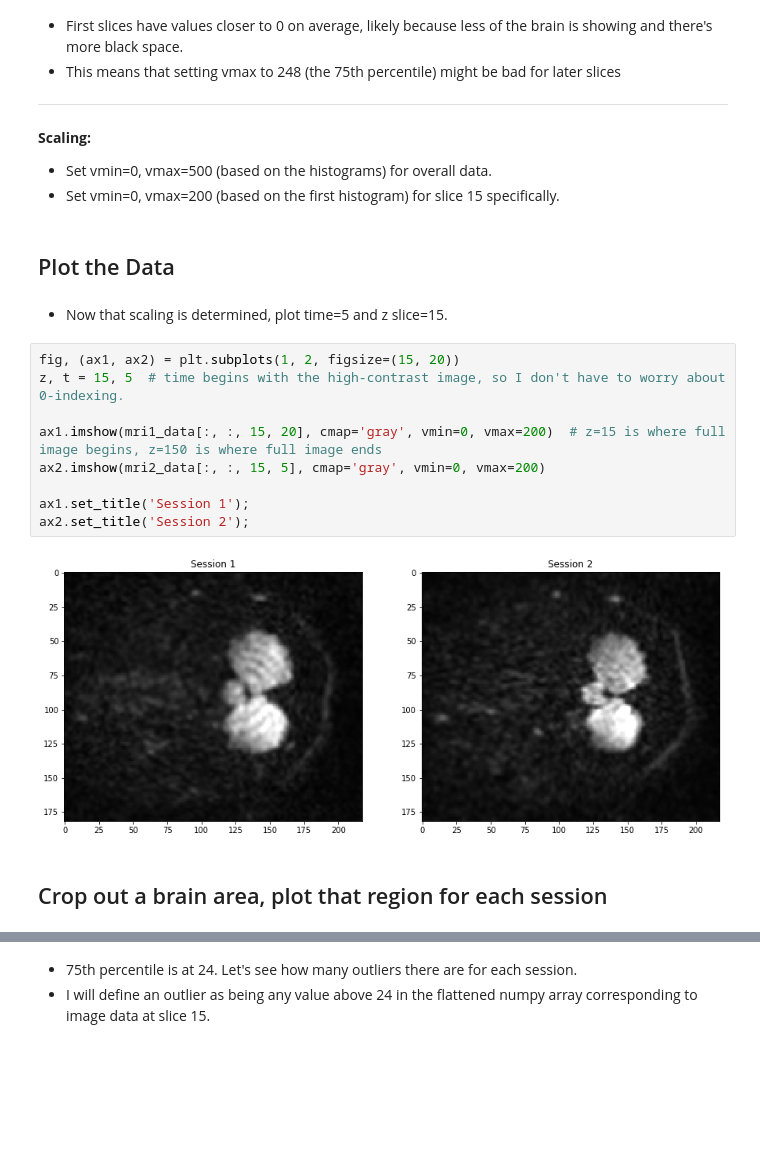
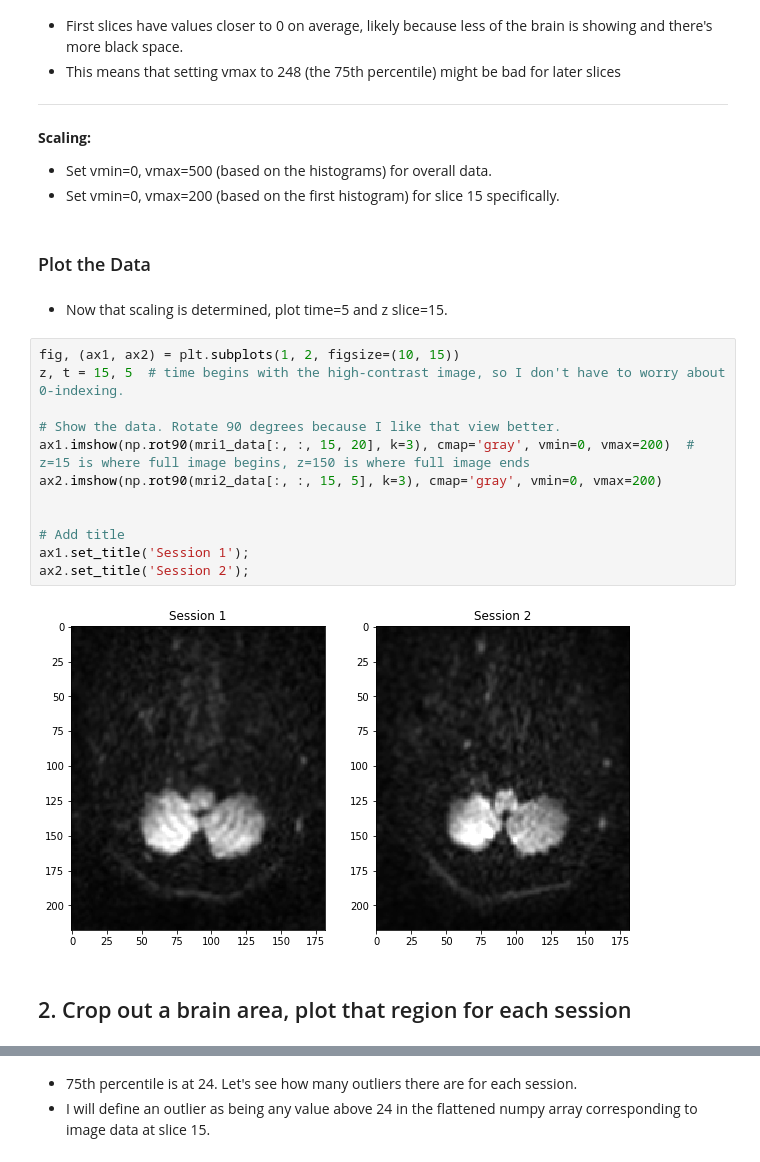
Before and after one commit to loftusa/mri-code-challenge, a Jupyter notebook: Main-analysis.ipynb, the cells around one changed output, grey strips where cells are left out. Cells and saved outputs as stored; diff of their text form; blank space fills up the shorter version.

```diff
--- a/Main-analysis.ipynb
+++ b/Main-analysis.ipynb
@@ -150,19 +157,22 @@ plt.suptitle('9 histograms. Starts at slice 15, moves forward by 15 slices each
 - Set vmin=0, vmax=500 (based on the histograms) for overall data.
 - Set vmin=0, vmax=200 (based on the first histogram) for slice 15 specifically.
 # %% [markdown]
-## Plot the Data
+### Plot the Data
 # %% [markdown]
 - Now that scaling is determined, plot time=5 and z slice=15.
 # %%
-fig, (ax1, ax2) = plt.subplots(1, 2, figsize=(15, 20))
+fig, (ax1, ax2) = plt.subplots(1, 2, figsize=(10, 15))
 z, t = 15, 5  # time begins with the high-contrast image, so I don't have to worry about 0-indexing.
 
-ax1.imshow(mri1_data[:, :, 15, 20], cmap='gray', vmin=0, vmax=200)  # z=15 is where full image begins, z=150 is where full image ends
-ax2.imshow(mri2_data[:, :, 15, 5], cmap='gray', vmin=0, vmax=200)
+# Show the data. Rotate 90 degrees because I like that view better.
+ax1.imshow(np.rot90(mri1_data[:, :, 15, 20], k=3), cmap='gray', vmin=0, vmax=200)  # z=15 is where full image begins, z=150 is where full image ends
+ax2.imshow(np.rot90(mri2_data[:, :, 15, 5], k=3), cmap='gray', vmin=0, vmax=200)
 
+
+# Add title
 ax1.set_title('Session 1');
 ax2.set_title('Session 2');
 # %% [output]
-[figure, old version]
+[figure, new version]
 # %% [markdown]
-## Crop out a brain area, plot that region for each session
+## 2. Crop out a brain area, plot that region for each session
```
Also changed, not shown: parts of 28 cells of this notebook.
